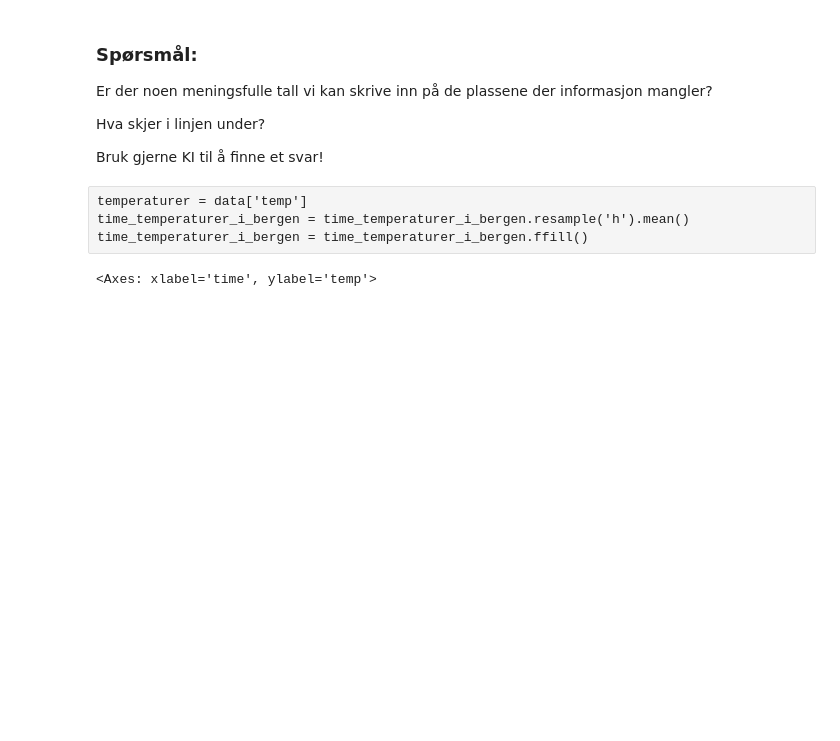
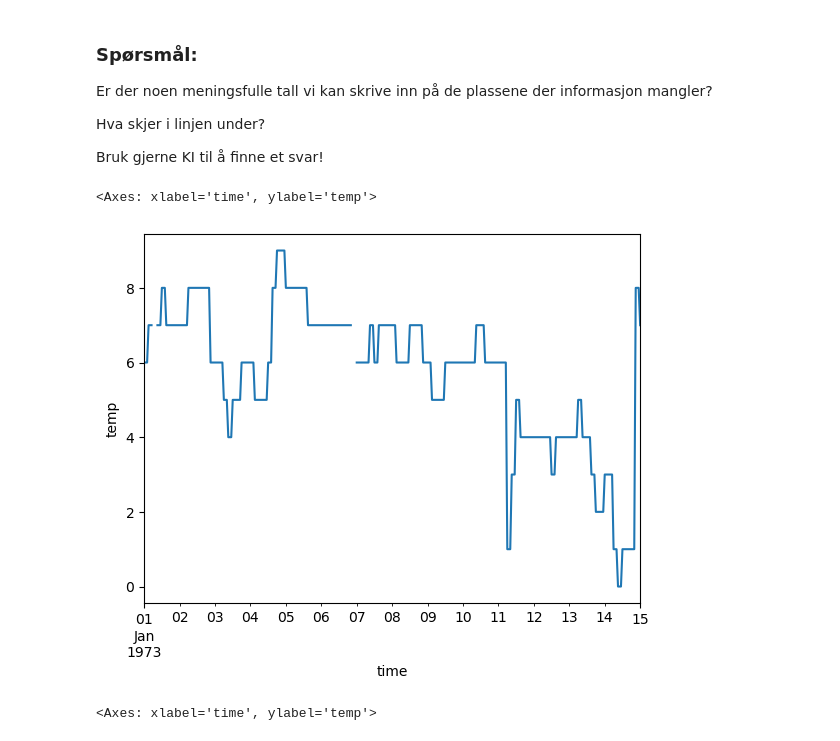
Before and after one commit to mbr085/V26MAT102, a Jupyter notebook: notebooks/uke3/K1_dataanalyse.ipynb, the cells around one changed output. Saved outputs shown, nothing was run; the diff lists cells and outputs as text; code cells hidden in the pictures; blank space fills up the shorter version.

```diff
--- a/notebooks/uke3/K1_dataanalyse.ipynb
+++ b/notebooks/uke3/K1_dataanalyse.ipynb
@@ -208,9 +225,9 @@ Hva skjer i linjen under?
 
 Bruk gjerne KI til å finne et svar!
 # %%
-temperaturer_ffill = temperaturer.resample('h').mean()
-temperaturer_ffill = temperaturer_ffill.ffill()
+time_temperaturer = temperaturer.resample('h').ffill()
-# %% [raw]
-temperaturer = data['temp']
-time_temperaturer_i_bergen = time_temperaturer_i_bergen.resample('h').mean()
-time_temperaturer_i_bergen = time_temperaturer_i_bergen.ffill()
+# %%
+time_temperaturer.loc[start: start + timedelta(days=14)].plot(ylabel='temp')
+# %% [output]
+<Axes: xlabel='time', ylabel='temp'>
+[figure, added]
```
Also changed, not shown: parts of 24 cells of this notebook, 4 other files.
